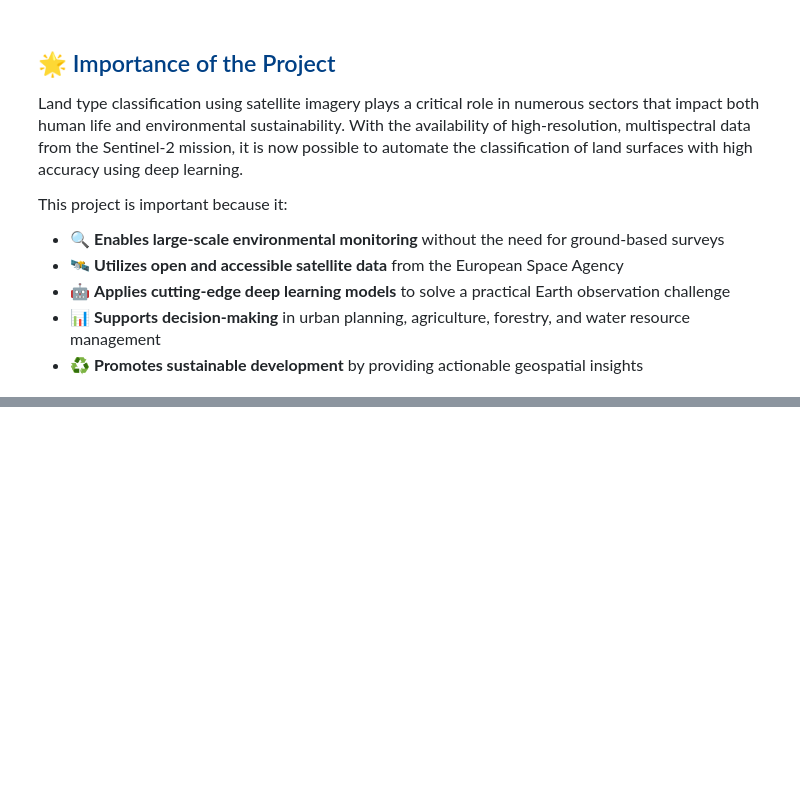
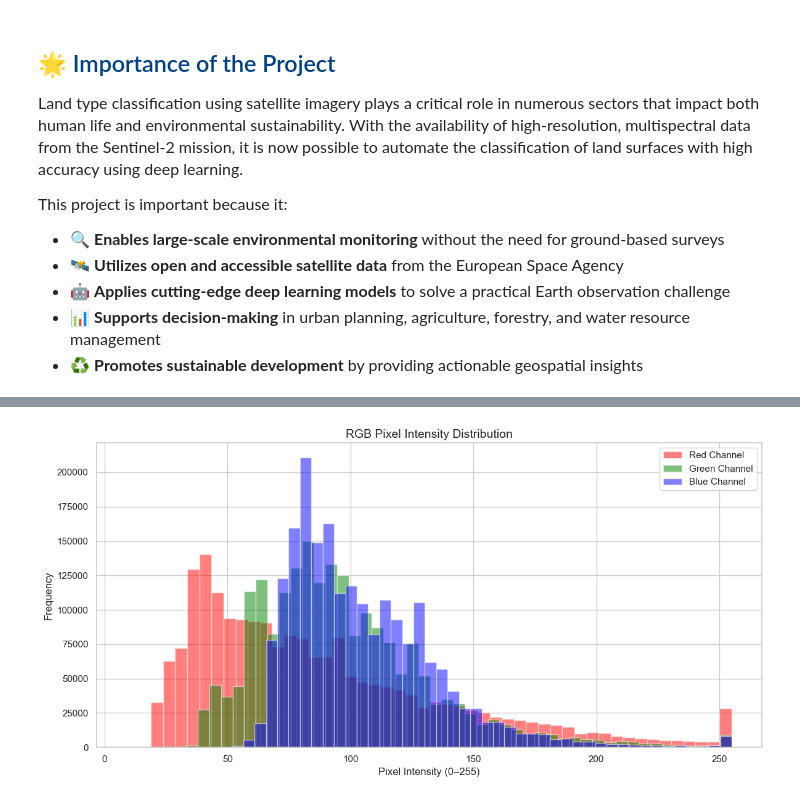
Before and after one commit to Boudy2002/LTC, a Jupyter notebook: main.ipynb, the cells around one changed output, grey strips where cells are left out. Saved outputs shown, nothing was run; the diff lists cells and outputs as text; code cells hidden in the pictures; blank space fills up the shorter version.

```diff
--- a/main.ipynb
+++ b/main.ipynb
@@ -56,0 +253,32 @@ import numpy as np
+# %%
+all_image_paths = []
+for class_name in class_names:
+    class_path = os.path.join(DATASET_DIR, class_name)
+    all_image_paths.extend([
+        os.path.join(class_path, f)
+        for f in os.listdir(class_path) if f.endswith(".jpg")
+    ])
+
+sampled_paths = random.sample(all_image_paths, min(500, len(all_image_paths)))
+
+r_vals, g_vals, b_vals = [], [], []
+
+for path in sampled_paths:
+    img = Image.open(path)
+    img_array = np.array(img)
+    r_vals.extend(img_array[:, :, 0].flatten())
+    g_vals.extend(img_array[:, :, 1].flatten())
+    b_vals.extend(img_array[:, :, 2].flatten())
+
+plt.figure(figsize=(12, 6))
+plt.hist(r_vals, bins=50, color='red', alpha=0.5, label='Red Channel')
+plt.hist(g_vals, bins=50, color='green', alpha=0.5, label='Green Channel')
+plt.hist(b_vals, bins=50, color='blue', alpha=0.5, label='Blue Channel')
+plt.title('RGB Pixel Intensity Distribution', fontsize=14)
+plt.xlabel('Pixel Intensity (0–255)')
+plt.ylabel('Frequency')
+plt.legend()
+plt.tight_layout()
+plt.show()
+# %% [output]
+[figure, added]
```
Also changed, not shown: parts of 11 cells of this notebook.
